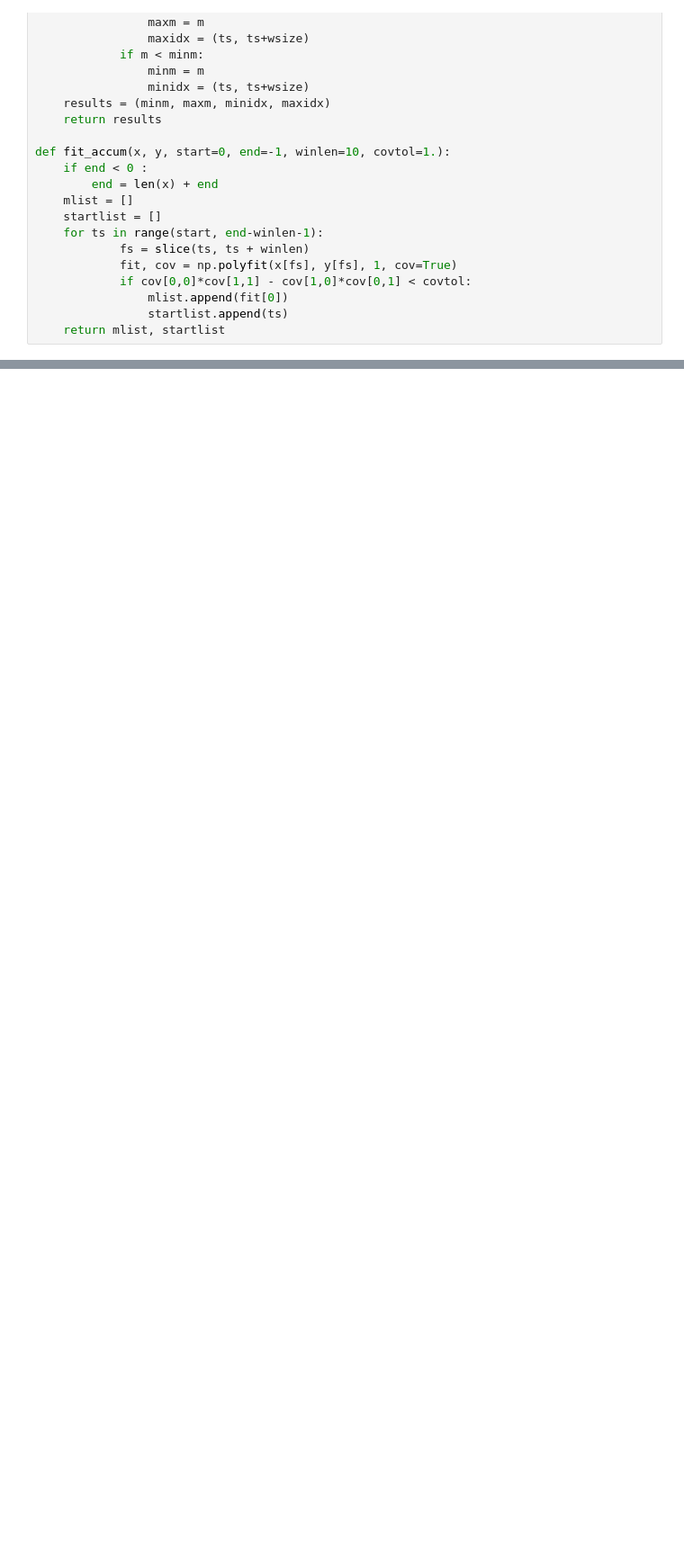
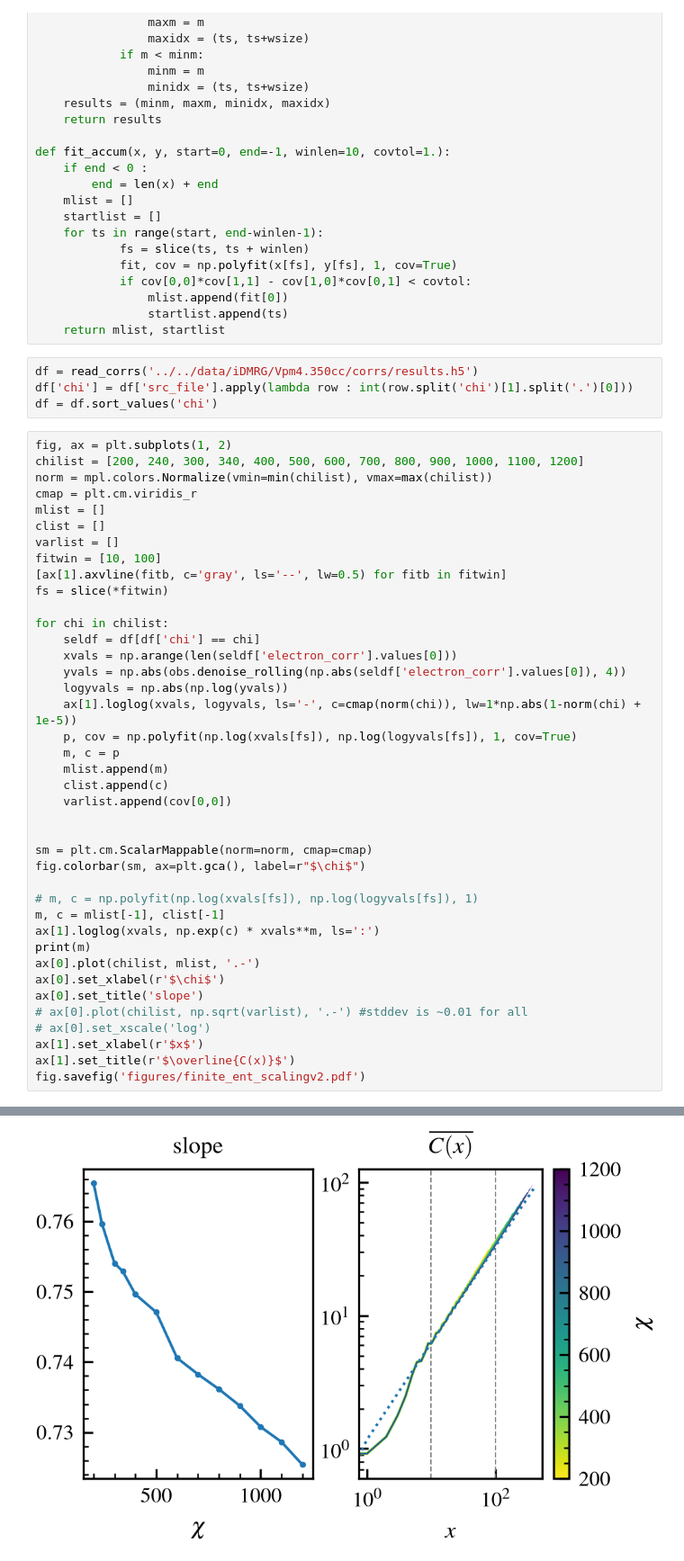
Before and after one commit to aravindhshankar/Spin1LongRangeOrder.jl, a Jupyter notebook: python/figmaker/finite_ent_scaling_fit.ipynb, the cells around one changed output, grey strips where cells are left out. Shown at 90% size. Saved outputs shown, nothing was run; the diff lists cells and outputs as text; blank space fills up the shorter version.

Commit message:
improved finite entanglement scaling

```diff
--- a/python/figmaker/finite_ent_scaling_fit.ipynb
+++ b/python/figmaker/finite_ent_scaling_fit.ipynb
@@ -110,3 +110,48 @@ def fit_accum(x, y, start=0, end=-1, winlen=10, covtol=1.):
                 mlist.append(fit[0])
                 startlist.append(ts)
     return mlist, startlist
+# %%
+df = read_corrs('../../data/iDMRG/Vpm4.350cc/corrs/results.h5')
+df['chi'] = df['src_file'].apply(lambda row : int(row.split('chi')[1].split('.')[0]))
+df = df.sort_values('chi')
+# %%
+fig, ax = plt.subplots(1, 2)
+chilist = [200, 240, 300, 340, 400, 500, 600, 700, 800, 900, 1000, 1100, 1200]
+norm = mpl.colors.Normalize(vmin=min(chilist), vmax=max(chilist))
+cmap = plt.cm.viridis_r
+mlist = []
+clist = []
+varlist = []
+fitwin = [10, 100]
+[ax[1].axvline(fitb, c='gray', ls='--', lw=0.5) for fitb in fitwin]
+fs = slice(*fitwin)
+
+for chi in chilist:
+    seldf = df[df['chi'] == chi]
+    xvals = np.arange(len(seldf['electron_corr'].values[0]))
+    yvals = np.abs(obs.denoise_rolling(np.abs(seldf['electron_corr'].values[0]), 4))
+    logyvals = np.abs(np.log(yvals))
+    ax[1].loglog(xvals, logyvals, ls='-', c=cmap(norm(chi)), lw=1*np.abs(1-norm(chi) + 1e-5))
+    p, cov = np.polyfit(np.log(xvals[fs]), np.log(logyvals[fs]), 1, cov=True)
+    m, c = p
+    mlist.append(m)
+    clist.append(c)
+    varlist.append(cov[0,0])
+
+
+sm = plt.cm.ScalarMappable(norm=norm, cmap=cmap)
+fig.colorbar(sm, ax=plt.gca(), label=r"$\chi$")
+
+# m, c = np.polyfit(np.log(xvals[fs]), np.log(logyvals[fs]), 1)
+m, c = mlist[-1], clist[-1]
+ax[1].loglog(xvals, np.exp(c) * xvals**m, ls=':')
+print(m)
+ax[0].plot(chilist, mlist, '.-')
+ax[0].set_xlabel(r'$\chi$')
+ax[0].set_title('slope')
+# ax[0].plot(chilist, np.sqrt(varlist), '.-') #stddev is ~0.01 for all
+# ax[0].set_xscale('log')
+ax[1].set_xlabel(r'$x$')
+ax[1].set_title(r'$\overline{C(x)}$')
+fig.savefig('figures/finite_ent_scalingv2.pdf')
+# %% [output]
@@ -112,0 +159 @@ def fit_accum(x, y, start=0, end=-1, winlen=10, covtol=1.):
+[figure, added]
```
Also changed, not shown: parts of 1 cell of this notebook.
